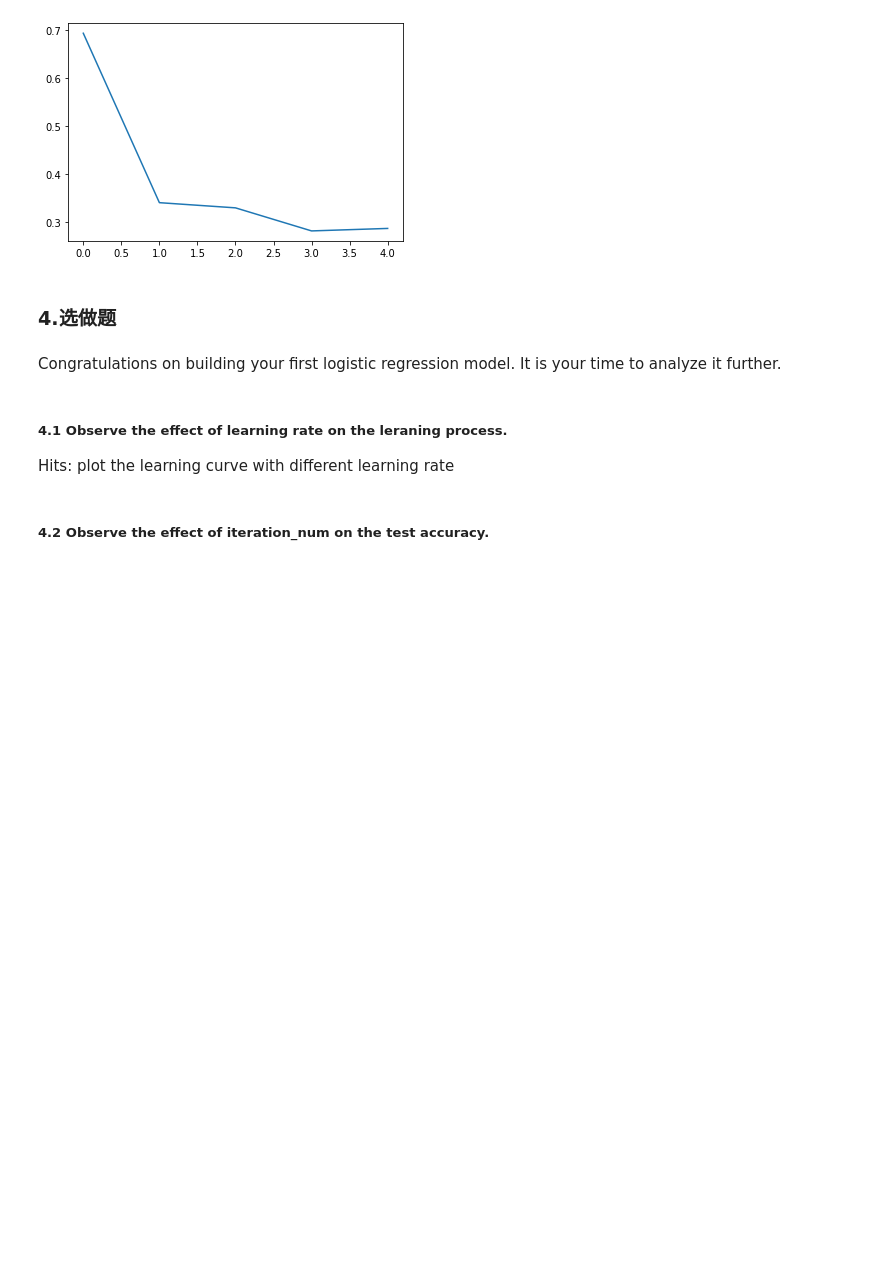
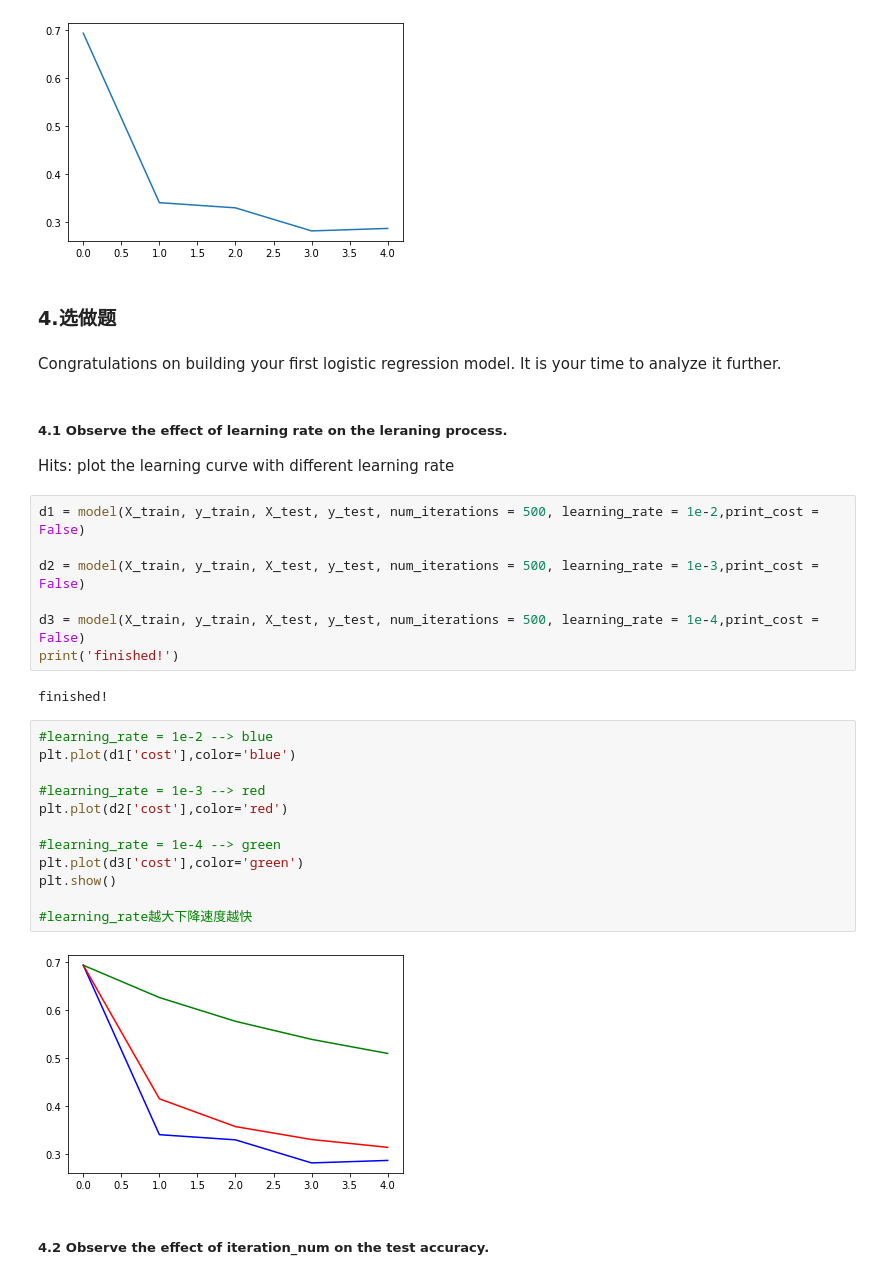
Before and after one commit to haojiefu007/MyPython, a Jupyter notebook: Nlp/assignment_4/Assignment_4.ipynb, the cells around one changed output. Drawn from its saved outputs; the diff is of its cells as text; blank space fills up the shorter version.

```diff
--- a/Nlp/assignment_4/Assignment_4.ipynb
+++ b/Nlp/assignment_4/Assignment_4.ipynb
@@ -498,5 +430,28 @@ Congratulations on building your first logistic regression model. It is your tim
 # %% [markdown]
 ##### 4.1 Observe the effect of learning rate on the leraning process.
 Hits: plot the learning curve with different learning rate
+# %%
+d1 = model(X_train, y_train, X_test, y_test, num_iterations = 500, learning_rate = 1e-2,print_cost = False)
+
+d2 = model(X_train, y_train, X_test, y_test, num_iterations = 500, learning_rate = 1e-3,print_cost = False)
+
+d3 = model(X_train, y_train, X_test, y_test, num_iterations = 500, learning_rate = 1e-4,print_cost = False)
+print('finished!')
+# %% [output]
+finished!
+# %%
+#learning_rate = 1e-2 --> blue
+plt.plot(d1['cost'],color='blue')
+
+#learning_rate = 1e-3 --> red
+plt.plot(d2['cost'],color='red')
+
+#learning_rate = 1e-4 --> green
+plt.plot(d3['cost'],color='green')
+plt.show()
+
+#learning_rate越大下降速度越快
+# %% [output]
+[figure, added]
 # %% [markdown]
 ##### 4.2 Observe the effect of iteration_num on the test accuracy.
```
Also changed, not shown: parts of 4 cells of this notebook.
